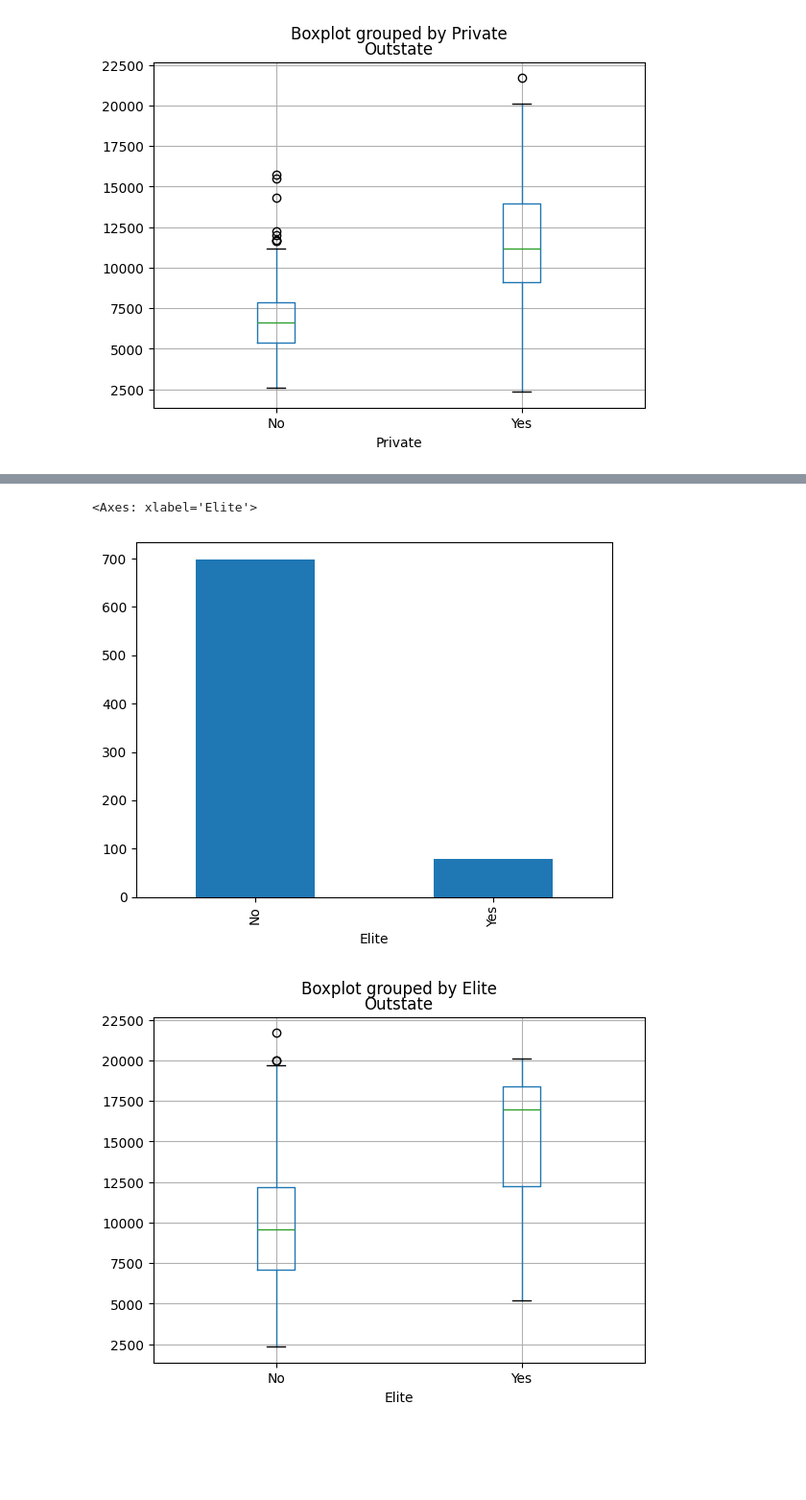
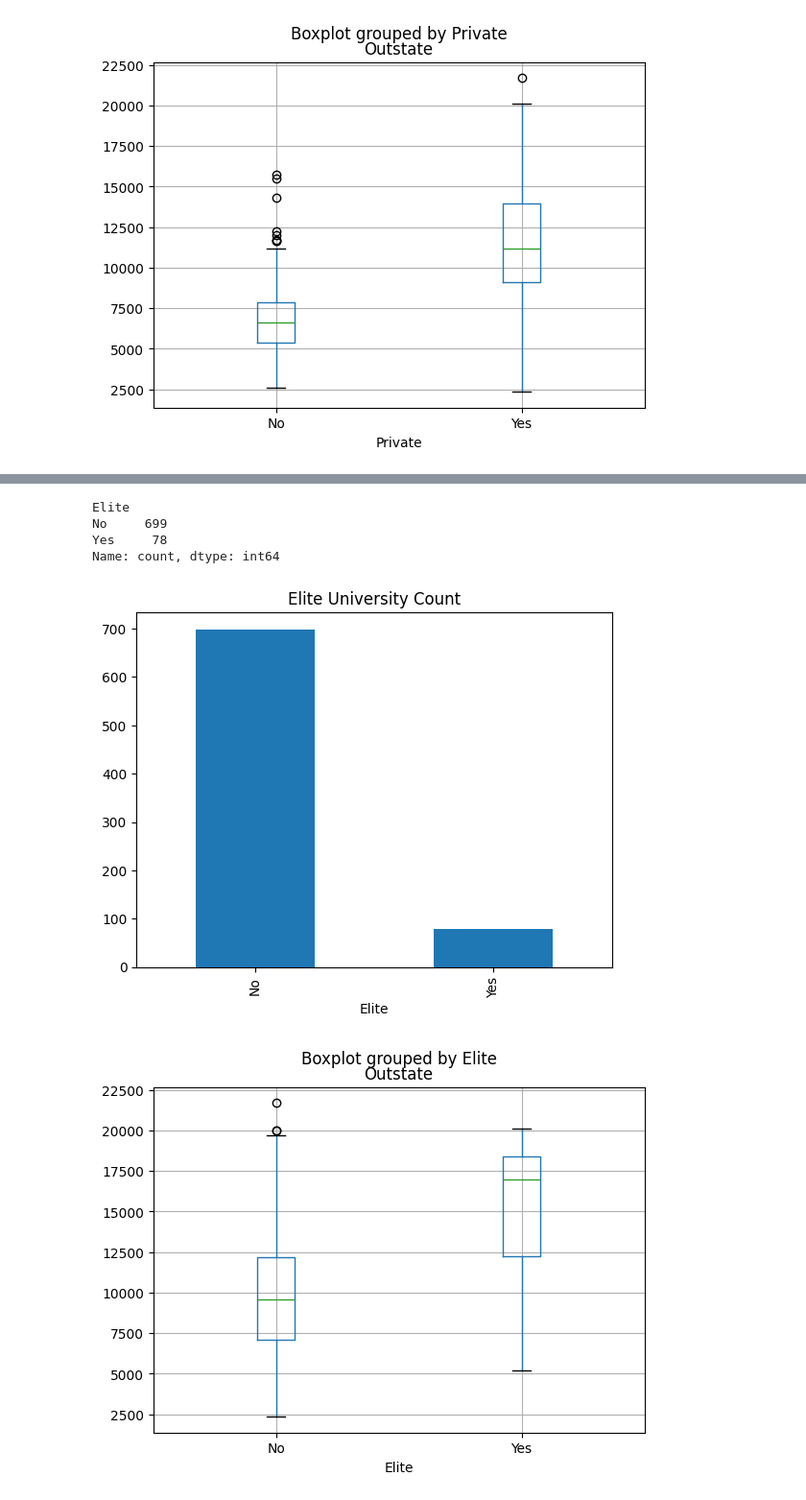
Before and after one commit to Said9633/Python-Programming-Said-Nakhleh, a Jupyter notebook: Labs/Databehanding/Laboration_Databehandling.ipynb, the cells around one changed output, grey strips where cells are left out. Shown at 96% size. Cells and saved outputs as stored; diff of their text form; code cells hidden in the pictures; blank space fills up the shorter version.

```diff
--- a/Labs/Databehanding/Laboration_Databehandling.ipynb
+++ b/Labs/Databehanding/Laboration_Databehandling.ipynb
@@ -101,8 +81,14 @@ college_elite = college['Elite'].value_counts()
-# %%
-college_elite.plot(kind='bar')
-# %% [output]
-<Axes: xlabel='Elite'>
-[figure, removed]
+# %%
+college_elite = college['Elite'].value_counts()
+print(college_elite)
+college_elite.plot(kind='bar', title='Elite University Count')
+plt.show()
+# %% [output]
+Elite
+No     699
+Yes     78
+Name: count, dtype: int64
+[figure, added]
 # %%
 college.boxplot(column='Outstate', by= 'Elite')
 plt.show()
```
Also changed, not shown: parts of 5 cells of this notebook.
